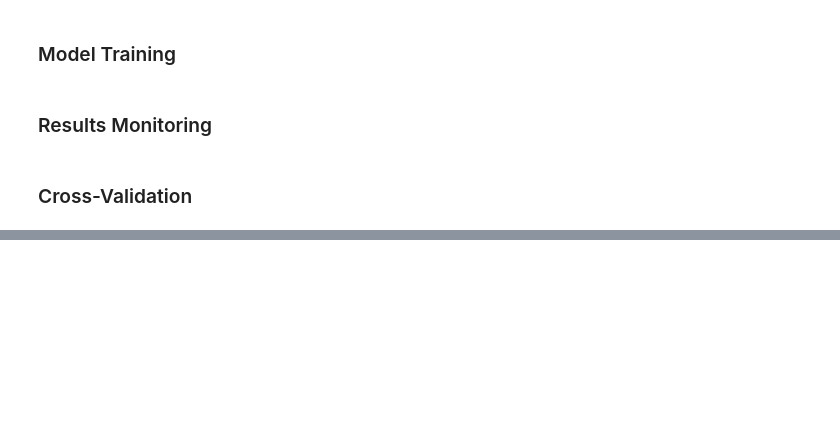
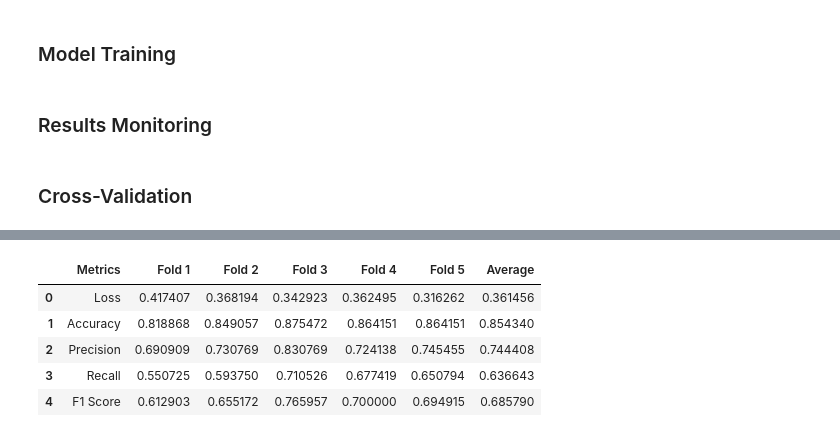
Before and after one commit to KyleZrey/SMCA, a Jupyter notebook: fusion_classification/SMCA_MCA.ipynb, the cells around one changed output, grey strips where cells are left out. Drawn from its saved outputs; the diff is of its cells as text; code cells hidden in the pictures; blank space fills up the shorter version.

```diff
--- a/fusion_classification/SMCA_MCA.ipynb
+++ b/fusion_classification/SMCA_MCA.ipynb
@@ -74,12 +74,12 @@ device = torch.device("cuda" if torch.cuda.is_available() else "cpu")
 print(f"Device: {device}")
 
 ### Modality Assignment: 'ATV', 'AVT', 'TVA'
-selected_config = 'AVT'
-modality_assignments = get_modality_assignments(selected_config)
+selected_modality = 'AVT'
+modality_assignments = get_modality_assignments(selected_modality)
 
 ### Audio Feature selection: 'logmel' or 'mfcc'
-selected_config = 'logmel'
-audio_features_dir = get_audio_feature_path(selected_config)
+selected_audio_feature = 'logmel'
+audio_features_dir = get_audio_feature_path(selected_audio_feature)
 
 #### Data Configuration: 8 16 32 64 128
 train_batch_size = 32   # Set the batch size for training data
@@ -942,6 +967,16 @@ def print_cv_dataloader(dataloader, name="Dataloader"):
     total_samples = len(dataloader.sampler)
     num_batches = len(dataloader)
     print(f"{name}: Total Samples = {total_samples}, Number of Batches = {num_batches}")
+# %%
+# Ensure reproducibility
+def set_seed(seed=42):
+    np.random.seed(seed)
+    torch.manual_seed(seed)
+    if torch.cuda.is_available():
+        torch.cuda.manual_seed(seed)
+        torch.cuda.manual_seed_all(seed)
+    torch.backends.cudnn.deterministic = True
+    torch.backends.cudnn.benchmark = False
 # %%
 def cross_validate_model(
     dataset,
@@ -1106,5 +1145,5 @@ results_df = cross_validate_model(
     train_batch_size=train_batch_size,
     val_batch_size=val_batch_size,
     learning_rate=learning_rate,
-    output_file="results/smca/SMCA-F1_scores.csv"
+    output_file=f'results/smca/SMCA-CV_scores_{selected_modality}.csv'
 )
@@ -1112,0 +1282,10 @@ results_df
+# %%
+pd.reset_option('display.float_format')
+results_df
+# %% [output]
+|  | Metrics | Fold 1 | Fold 2 | Fold 3 | Fold 4 | Fold 5 | Average |
+| 0 | Loss | 0.417407 | 0.368194 | 0.342923 | 0.362495 | 0.316262 | 0.361456 |
+| 1 | Accuracy | 0.818868 | 0.849057 | 0.875472 | 0.864151 | 0.864151 | 0.854340 |
+| 2 | Precision | 0.690909 | 0.730769 | 0.830769 | 0.724138 | 0.745455 | 0.744408 |
+| 3 | Recall | 0.550725 | 0.593750 | 0.710526 | 0.677419 | 0.650794 | 0.636643 |
+| 4 | F1 Score | 0.612903 | 0.655172 | 0.765957 | 0.700000 | 0.694915 | 0.685790 |
```
Also changed, not shown: parts of 7 cells of this notebook, 3 other files.
